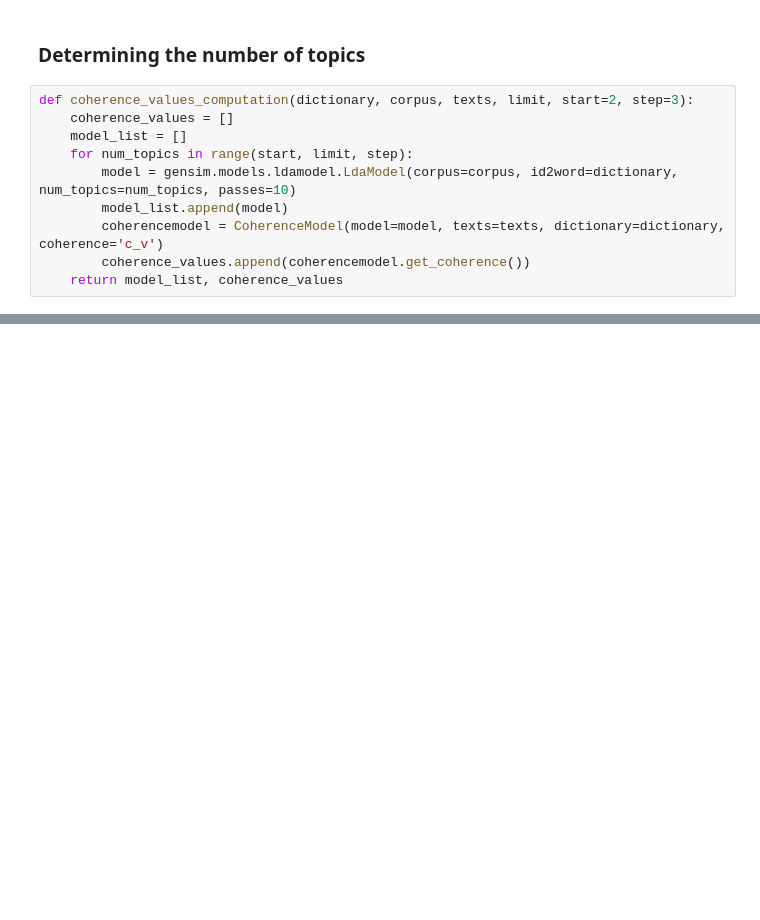
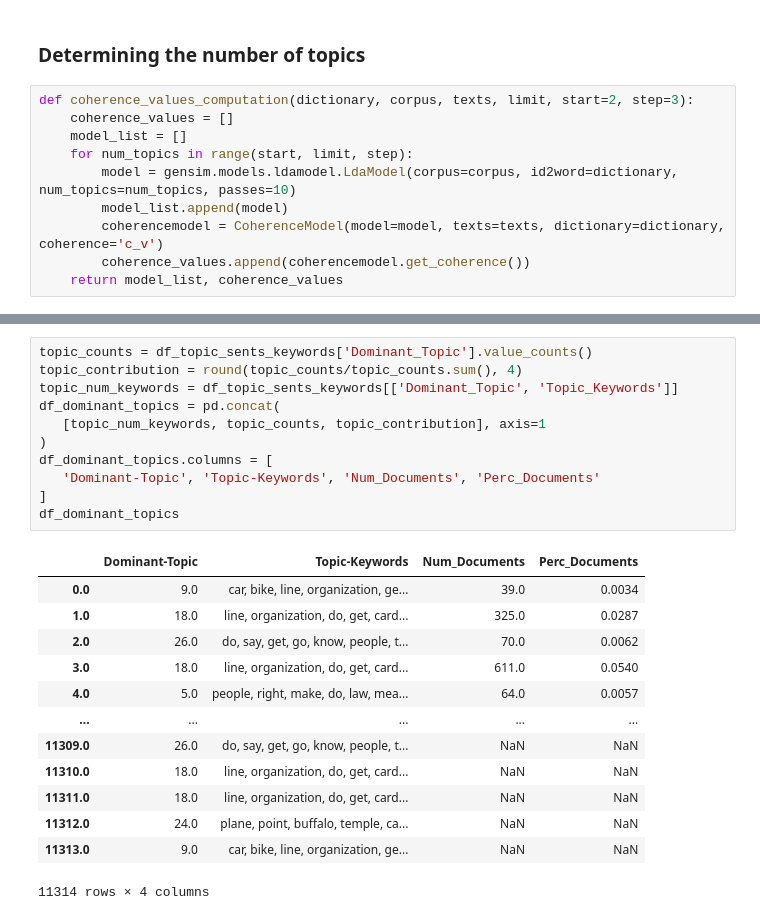
Before and after one commit to cory-walker/NLP-topic-modelling-with-gensim-advanced, a Jupyter notebook: NLP-topic-modelling-with-gensim-advanced.ipynb, the cells around one changed output, grey strips where cells are left out. Drawn from its saved outputs; the diff is of its cells as text; blank space fills up the shorter version.

```diff
--- a/NLP-topic-modelling-with-gensim-advanced.ipynb
+++ b/NLP-topic-modelling-with-gensim-advanced.ipynb
@@ -166,0 +272,25 @@ SyntaxError: cannot assign to literal (<ipython-input-37-84f2839a56c9>, line 1)
+# %%
+topic_counts = df_topic_sents_keywords['Dominant_Topic'].value_counts()
+topic_contribution = round(topic_counts/topic_counts.sum(), 4)
+topic_num_keywords = df_topic_sents_keywords[['Dominant_Topic', 'Topic_Keywords']]
+df_dominant_topics = pd.concat(
+   [topic_num_keywords, topic_counts, topic_contribution], axis=1
+)
+df_dominant_topics.columns = [
+   'Dominant-Topic', 'Topic-Keywords', 'Num_Documents', 'Perc_Documents'
+]
+df_dominant_topics
+# %% [output]
+|  | Dominant-Topic | Topic-Keywords | Num_Documents | Perc_Documents |
+| 0.0 | 9.0 | car, bike, line, organization, ge... | 39.0 | 0.0034 |
+| 1.0 | 18.0 | line, organization, do, get, card... | 325.0 | 0.0287 |
+| 2.0 | 26.0 | do, say, get, go, know, people, t... | 70.0 | 0.0062 |
+| 3.0 | 18.0 | line, organization, do, get, card... | 611.0 | 0.0540 |
+| 4.0 | 5.0 | people, right, make, do, law, mea... | 64.0 | 0.0057 |
+| ... | ... | ... | ... | ... |
+| 11309.0 | 26.0 | do, say, get, go, know, people, t... | NaN | NaN |
+| 11310.0 | 18.0 | line, organization, do, get, card... | NaN | NaN |
+| 11311.0 | 18.0 | line, organization, do, get, card... | NaN | NaN |
+| 11312.0 | 24.0 | plane, point, buffalo, temple, ca... | NaN | NaN |
+| 11313.0 | 9.0 | car, bike, line, organization, ge... | NaN | NaN |
+11314 rows × 4 columns
```
Also changed, not shown: parts of 16 cells of this notebook, 1 other file.
